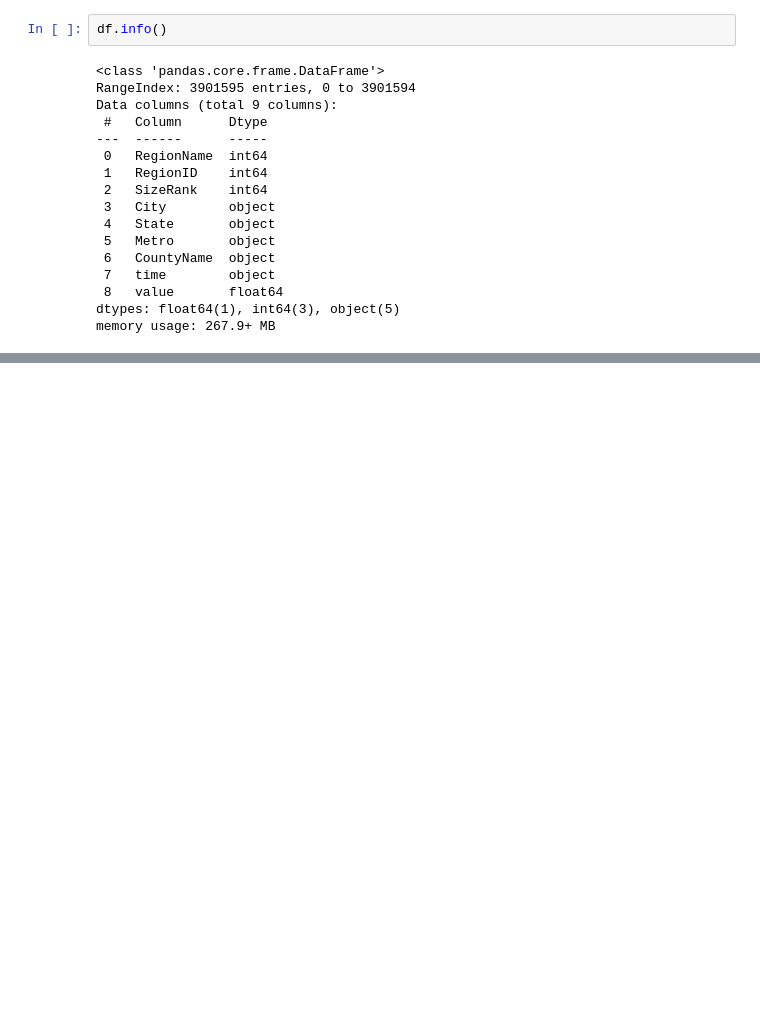
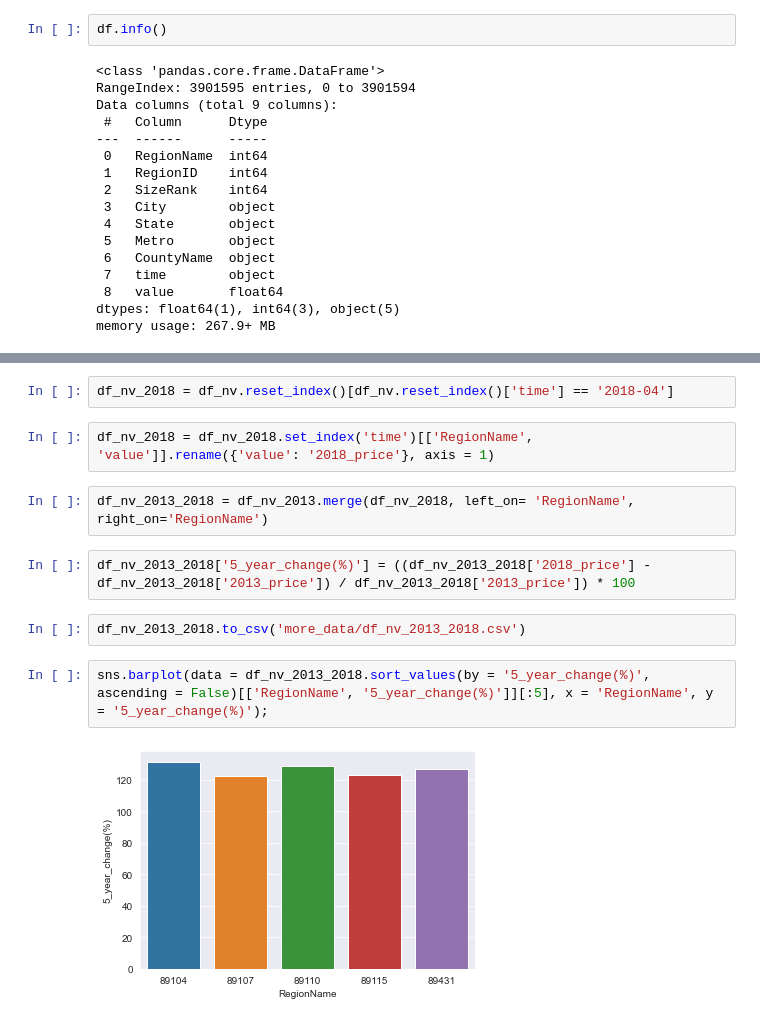
Before and after one commit to FeritYikar/phase4, a Jupyter notebook: jupyter_files/Abass.ipynb, the cells around one changed output, grey strips where cells are left out. Drawn from its saved outputs; the diff is of its cells as text; blank space fills up the shorter version.

```diff
--- a/jupyter_files/Abass.ipynb
+++ b/jupyter_files/Abass.ipynb
@@ -244,0 +191,14 @@ def scrape_data(zipcode):
+# %%
+df_nv_2018 = df_nv.reset_index()[df_nv.reset_index()['time'] == '2018-04']
+# %%
+df_nv_2018 = df_nv_2018.set_index('time')[['RegionName', 'value']].rename({'value': '2018_price'}, axis = 1)
+# %%
+df_nv_2013_2018 = df_nv_2013.merge(df_nv_2018, left_on= 'RegionName', right_on='RegionName')
+# %%
+df_nv_2013_2018['5_year_change(%)'] = ((df_nv_2013_2018['2018_price'] - df_nv_2013_2018['2013_price']) / df_nv_2013_2018['2013_price']) * 100
+# %%
+df_nv_2013_2018.to_csv('more_data/df_nv_2013_2018.csv')
+# %%
+sns.barplot(data = df_nv_2013_2018.sort_values(by = '5_year_change(%)', ascending = False)[['RegionName', '5_year_change(%)']][:5], x = 'RegionName', y = '5_year_change(%)');
+# %% [output]
+[figure, added]
```
Also changed, not shown: parts of 77 cells of this notebook, 15 other files.
